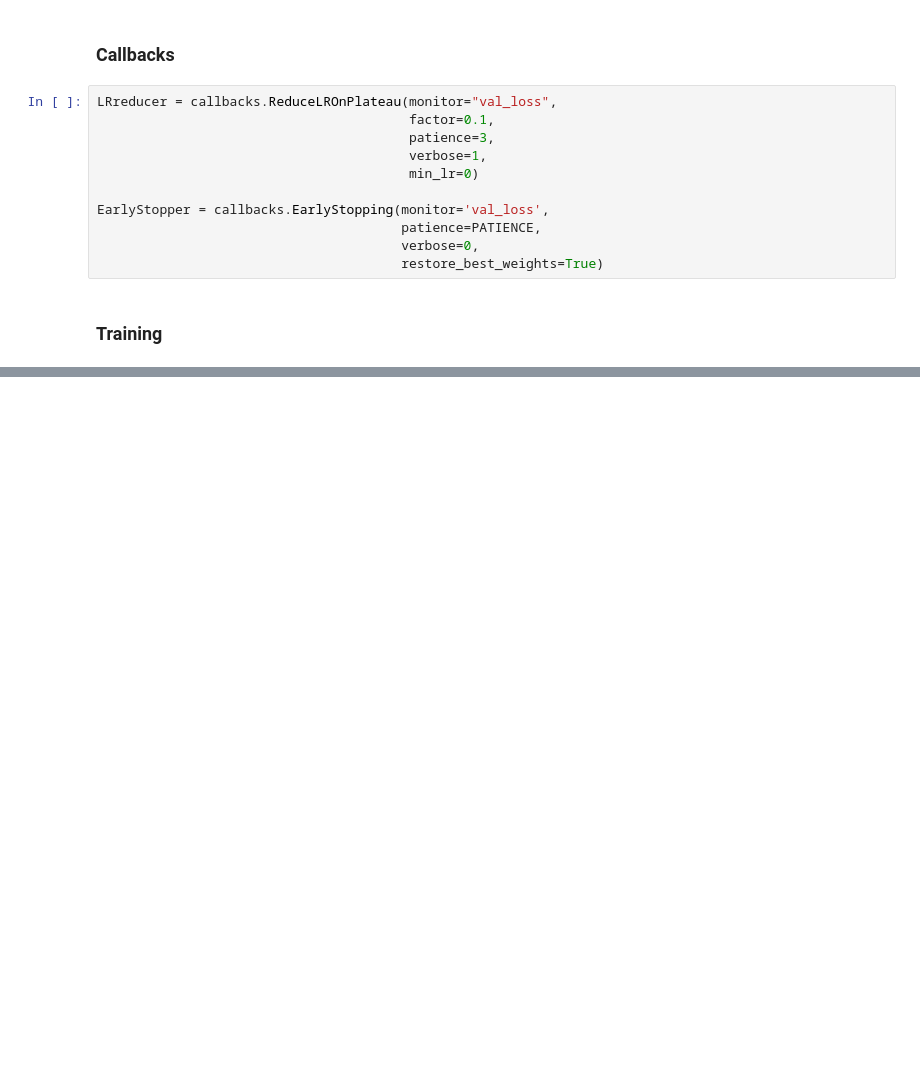
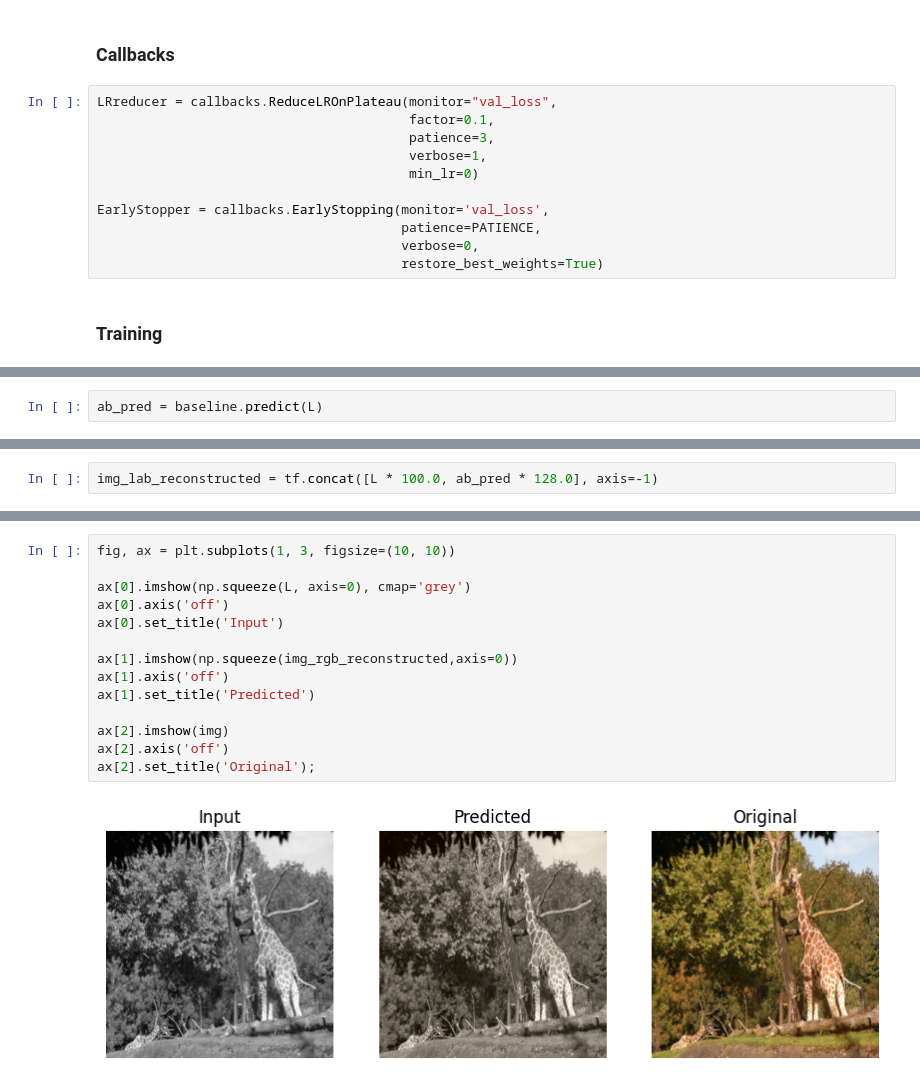
Before and after one commit to thomasamlacroix/color-models, a Jupyter notebook: notebooks/color-rise-baseline.ipynb, the cells around one changed output, grey strips where cells are left out. Drawn from its saved outputs; the diff is of its cells as text; blank space fills up the shorter version.

```diff
--- a/notebooks/color-rise-baseline.ipynb
+++ b/notebooks/color-rise-baseline.ipynb
@@ -192,0 +231,2 @@ plot_history(history)
+# %%
+ab_pred = baseline.predict(L)
@@ -192,0 +239,2 @@ plot_history(history)
+# %%
+img_lab_reconstructed = tf.concat([L * 100.0, ab_pred * 128.0], axis=-1)
@@ -192,0 +259,16 @@ plot_history(history)
+# %%
+fig, ax = plt.subplots(1, 3, figsize=(10, 10))
+
+ax[0].imshow(np.squeeze(L, axis=0), cmap='grey')
+ax[0].axis('off')
+ax[0].set_title('Input')
+
+ax[1].imshow(np.squeeze(img_rgb_reconstructed,axis=0))
+ax[1].axis('off')
+ax[1].set_title('Predicted')
+
+ax[2].imshow(img)
+ax[2].axis('off')
+ax[2].set_title('Original');
+# %% [output]
+[figure, added]
```
Also changed, not shown: parts of 19 cells of this notebook.
